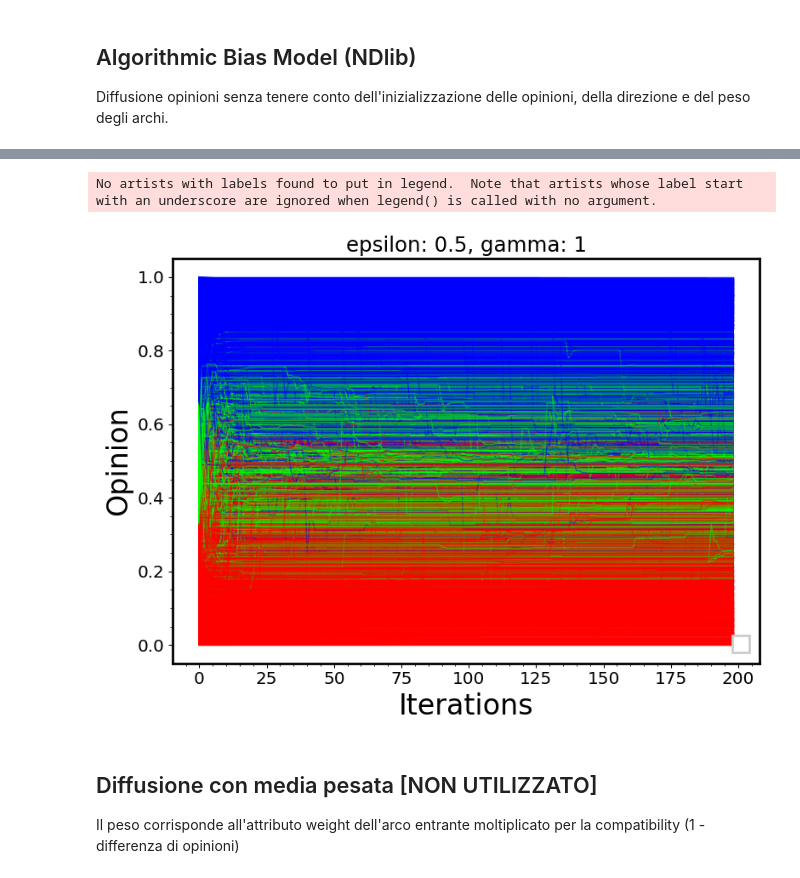
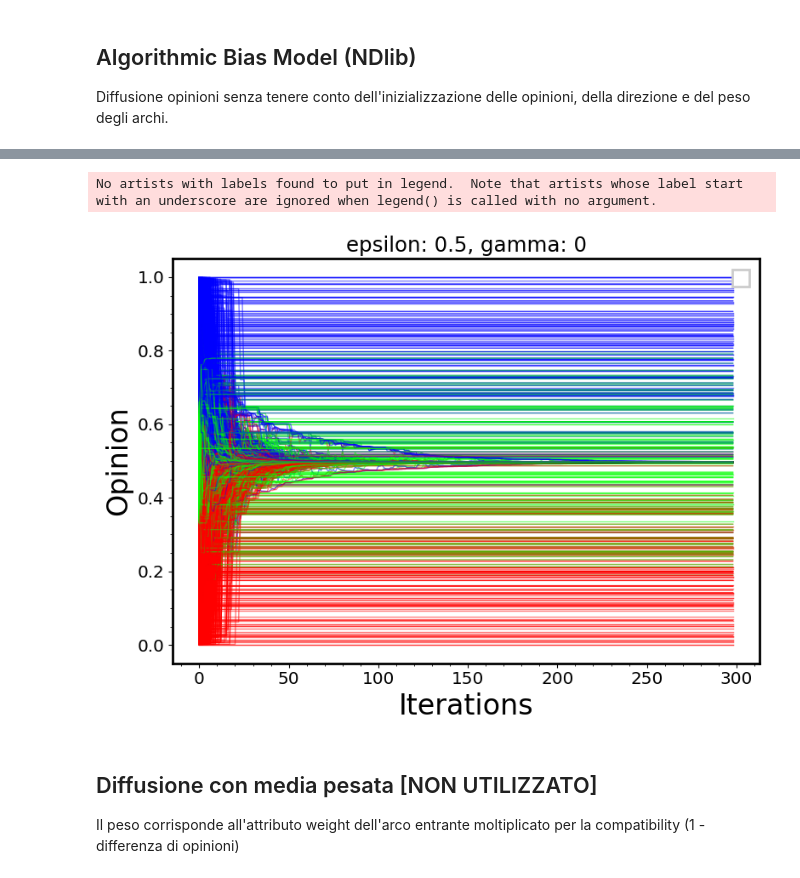
Before and after one commit to LeonardoCaridi/2024_caridi, a Jupyter notebook: open_problem/Diffusion_opinion.ipynb, the cells around one changed output, grey strips where cells are left out. Saved outputs shown, nothing was run; the diff lists cells and outputs as text; code cells hidden in the pictures.

```diff
--- a/open_problem/Diffusion_opinion.ipynb
+++ b/open_problem/Diffusion_opinion.ipynb
@@ -109,35 +109,26 @@ Nodo 4: {'opinion': 1.0, 'label': 'Captainmanic'}
 # %%
 import ndlib.models.ModelConfig as mc
 import ndlib.models.opinions as op
 
 model = op.AlgorithmicBiasModel(real_graph)
 
 # Model configuration
 config = mc.Configuration()
 config.add_model_parameter("epsilon", 0.5)
-config.add_model_parameter("gamma", 1)
-
-# Creiamo un dizionario per memorizzare le opinioni iniziali
-#initial_opinions = {node: real_graph.nodes[node].get("opinion", 0.5) for node in real_graph.nodes()}
-
-# Forzare l'inizializzazione diretta dello stato del modello
-#model.status = initial_opinions
+config.add_model_parameter("gamma", 0)
 
 model.set_initial_status(config)
 
-
 # Simulation execution
-iterations = model.iteration_bunch(200)
-
+iterations = model.iteration_bunch(300)
 
 from ndlib.viz.mpl.OpinionEvolution import OpinionEvolution
 viz = OpinionEvolution(model, iterations)
 
 viz.plot()
-#plt.savefig(os.path.join("plots", "Algorithmic_Bias_Model_Opinion"))
 # %% [output]
 No artists with labels found to put in legend.  Note that artists whose label start with an underscore are ignored when legend() is called with no argument.
-[figure, old version]
+[figure, new version]
 # %% [markdown]
 ## Diffusione con media pesata [NON UTILIZZATO]
 
```
Also changed, not shown: parts of 14 cells of this notebook, 17 other files.
